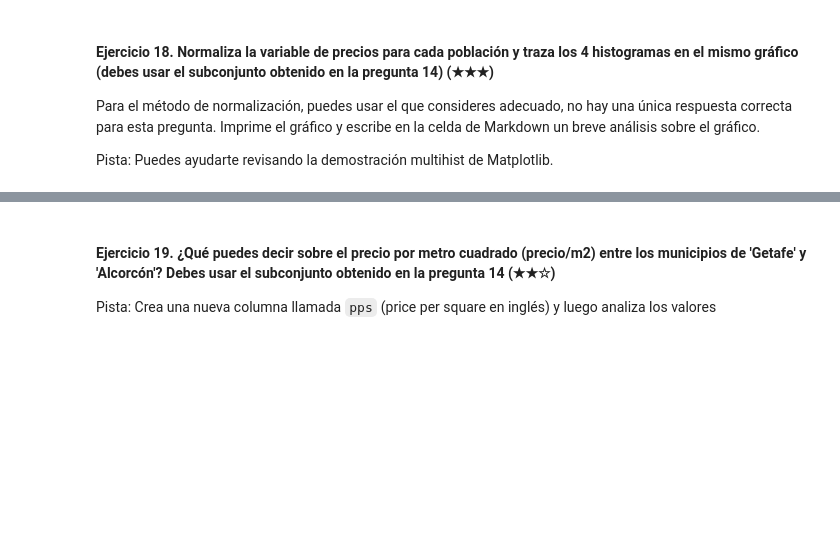
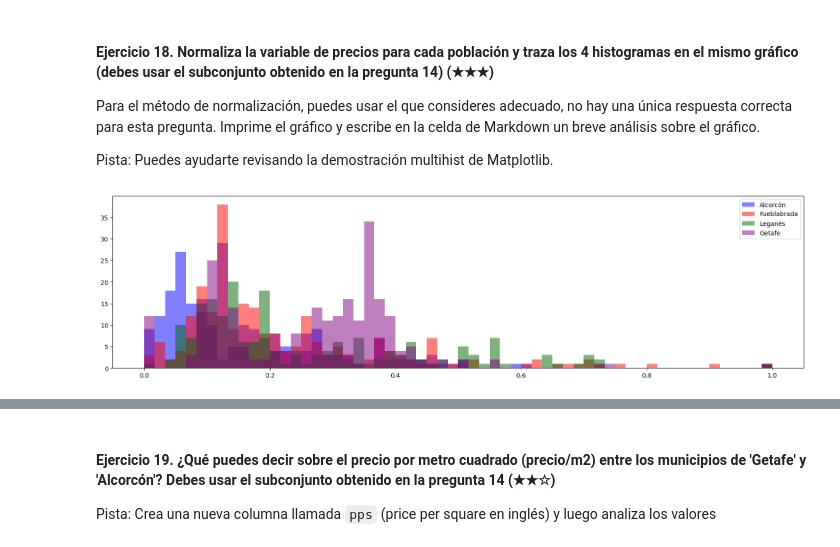
Before and after one commit to 4GeeksAcademy/realestate-datacleanup-exerciseJoseMaria, a Jupyter notebook: project.es.ipynb, the cells around one changed output, grey strips where cells are left out. Cells and saved outputs as stored; diff of their text form; code cells hidden in the pictures; blank space fills up the shorter version.

```diff
--- a/project.es.ipynb
+++ b/project.es.ipynb
@@ -164,4 +487,25 @@ Para el método de normalización, puedes usar el que consideres adecuado, no ha
 Pista: Puedes ayudarte revisando la demostración multihist de Matplotlib.
 # %%
 # TODO
+
+norm_Alcorcón =((ds_filtrado_Alcorcón['price']-ds_filtrado_Alcorcón['price'].min())/(ds_filtrado_Alcorcón['price'].max() - ds_filtrado_Alcorcón['price'].min()))
+
+norm_Fuenlabrada =((ds_filtrado_Fuenla['price']-ds_filtrado_Fuenla['price'].min())/(ds_filtrado_Fuenla['price'].max() - ds_filtrado_Fuenla['price'].min()))
+
+norm_Leganés =((ds_filtrado_Leganés['price']-ds_filtrado_Leganés['price'].min())/(ds_filtrado_Leganés['price'].max() - ds_filtrado_Leganés['price'].min()))
+
+norm_Geta =((ds_filtrado_Getafe['price']-ds_filtrado_Getafe['price'].min())/(ds_filtrado_Getafe['price'].max() - ds_filtrado_Getafe['price'].min()))
+
+plt.figure(figsize = (20,5))
+
+plt.hist(norm_Alcorcón, bins=60, color='blue', alpha=0.5, label='Alcorcón')
+plt.hist(norm_Fuenlabrada, bins=60,color='red', alpha=0.5, label='Fueblabrada')
+plt.hist(norm_Leganés, bins=60,color='#006400', alpha=0.5, label='Leganés')
+plt.hist(norm_Geta, bins=60, alpha=0.5, color='purple', label='Getafe')
+
+
+plt.legend()
+plt.show()
+# %% [output]
+[figure, added]
 # %% [markdown]
```
Also changed, not shown: parts of 25 cells of this notebook.
